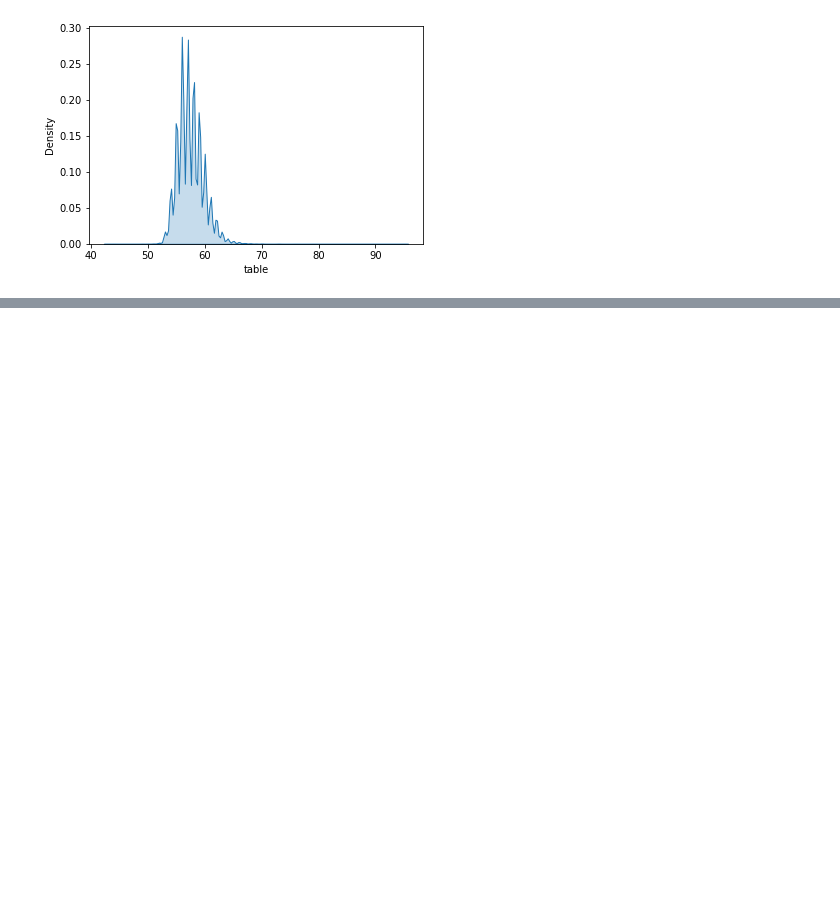
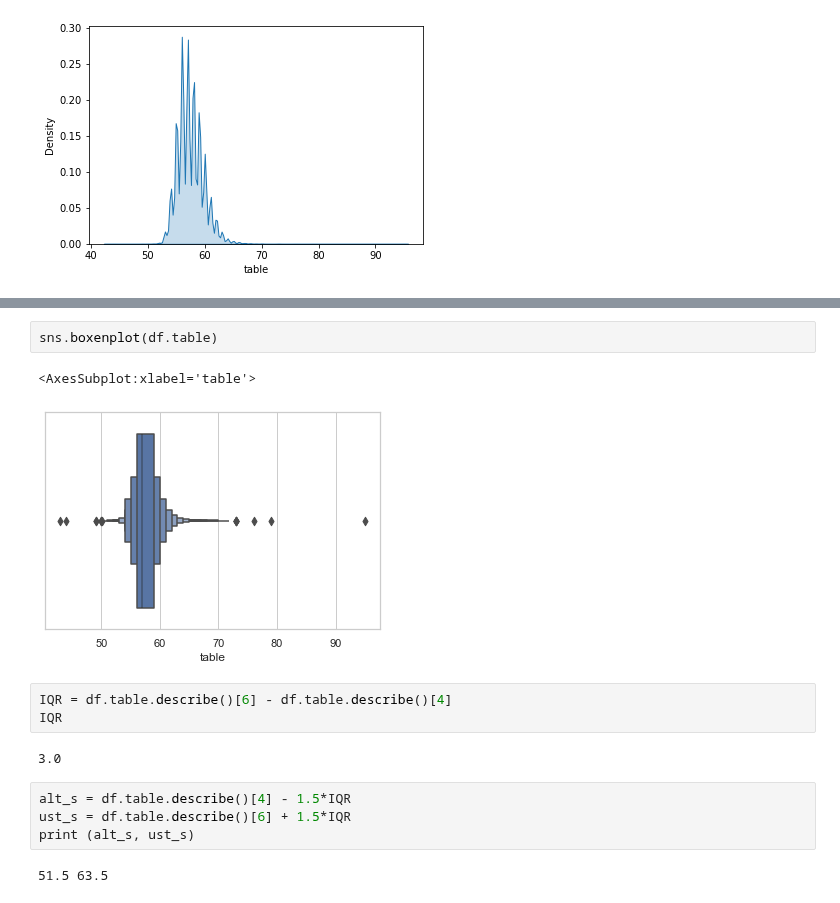
Before and after one commit to abdullahcayde/Trainings, a Jupyter notebook: Data_Preprocessing/Untitled1.ipynb, the cells around one changed output, grey strips where cells are left out. Saved outputs shown, nothing was run; the diff lists cells and outputs as text; blank space fills up the shorter version.

```diff
--- a/Data_Preprocessing/Untitled1.ipynb
+++ b/Data_Preprocessing/Untitled1.ipynb
@@ -352,0 +373,16 @@ sns.kdeplot(df.table, shade = True);
+# %%
+sns.boxenplot(df.table)
+# %% [output]
+<AxesSubplot:xlabel='table'>
+[figure, added]
+# %%
+IQR = df.table.describe()[6] - df.table.describe()[4]
+IQR
+# %% [output]
+3.0
+# %%
+alt_s = df.table.describe()[4] - 1.5*IQR
+ust_s = df.table.describe()[6] + 1.5*IQR
+print (alt_s, ust_s)
+# %% [output]
+51.5 63.5
```
Also changed, not shown: parts of 13 cells of this notebook.
